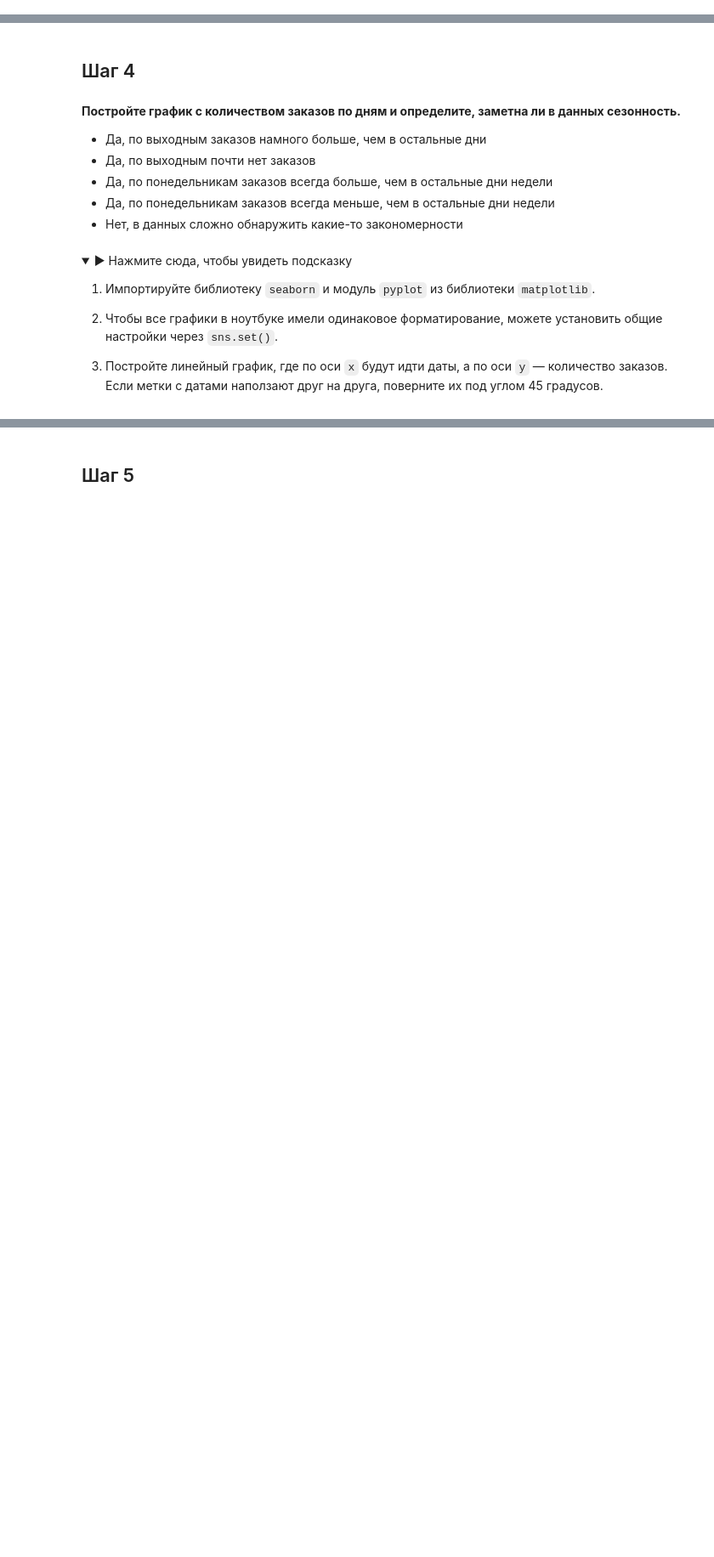
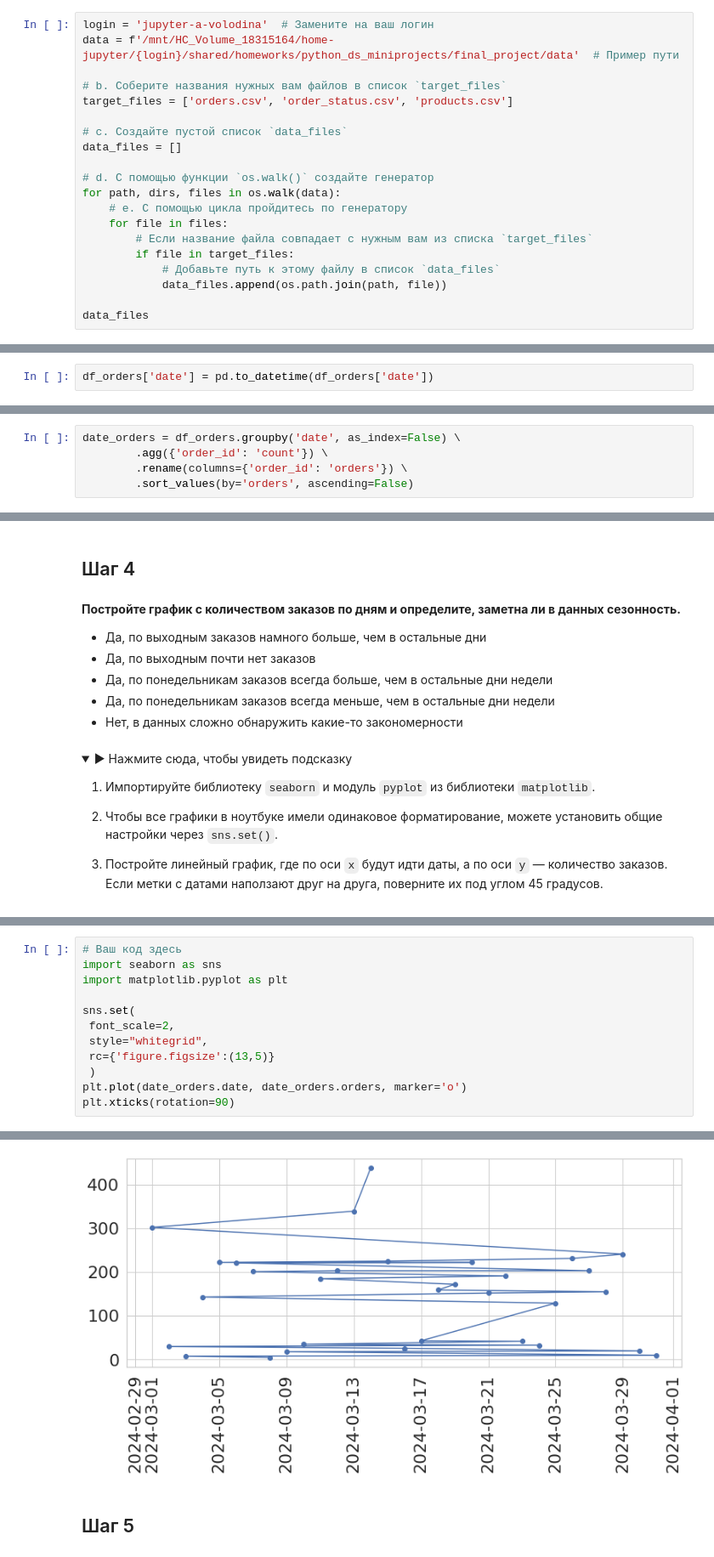
Before and after one commit to noblesseraizel/final_project_-analysis_audio_sales, a Jupyter notebook: final_project_python.ipynb, the cells around one changed output, grey strips where cells are left out. Shown: that part at 85% size. Drawn from its saved outputs; the diff is of its cells as text; folded sections open; blank space fills up the shorter version.

```diff
--- a/final_project_python.ipynb
+++ b/final_project_python.ipynb
@@ -91,0 +96,20 @@ b. с помощью цикла пройдитесь по путям в спис
+# %%
+login = 'jupyter-a-volodina'  # Замените на ваш логин
+data = f'/mnt/HC_Volume_18315164/home-jupyter/{login}/shared/homeworks/python_ds_miniprojects/final_project/data'  # Пример пути
+
+# b. Соберите названия нужных вам файлов в список `target_files`
+target_files = ['orders.csv', 'order_status.csv', 'products.csv']
+
+# c. Создайте пустой список `data_files`
+data_files = []
+
+# d. С помощью функции `os.walk()` создайте генератор
+for path, dirs, files in os.walk(data):
+    # e. С помощью цикла пройдитесь по генератору
+    for file in files:
+        # Если название файла совпадает с нужным вам из списка `target_files`
+        if file in target_files:
+            # Добавьте путь к этому файлу в список `data_files`
+            data_files.append(os.path.join(path, file))
+
+data_files
@@ -112,0 +241,2 @@ b. с помощью цикла пройдитесь по путям в спис
+# %%
+df_orders['date'] = pd.to_datetime(df_orders['date'])
@@ -112,0 +259,5 @@ b. с помощью цикла пройдитесь по путям в спис
+# %%
+date_orders = df_orders.groupby('date', as_index=False) \
+        .agg({'order_id': 'count'}) \
+        .rename(columns={'order_id': 'orders'}) \
+        .sort_values(by='orders', ascending=False)
@@ -137,0 +307,13 @@ b. с помощью цикла пройдитесь по путям в спис
+# %%
+# Ваш код здесь
+import seaborn as sns
+import matplotlib.pyplot as plt
+
+sns.set(
+ font_scale=2,
+ style="whitegrid",
+ rc={'figure.figsize':(13,5)}
+ )
+plt.plot(date_orders.date, date_orders.orders, marker='o')
+plt.xticks(rotation=90)
+# %% [output]
@@ -138,3 +323,4 @@ b. с помощью цикла пройдитесь по путям в спис
+[figure, added]
 # %% [markdown]
 ## Шаг 5
 # %% [markdown]
```
Also changed, not shown: parts of 102 cells of this notebook.
